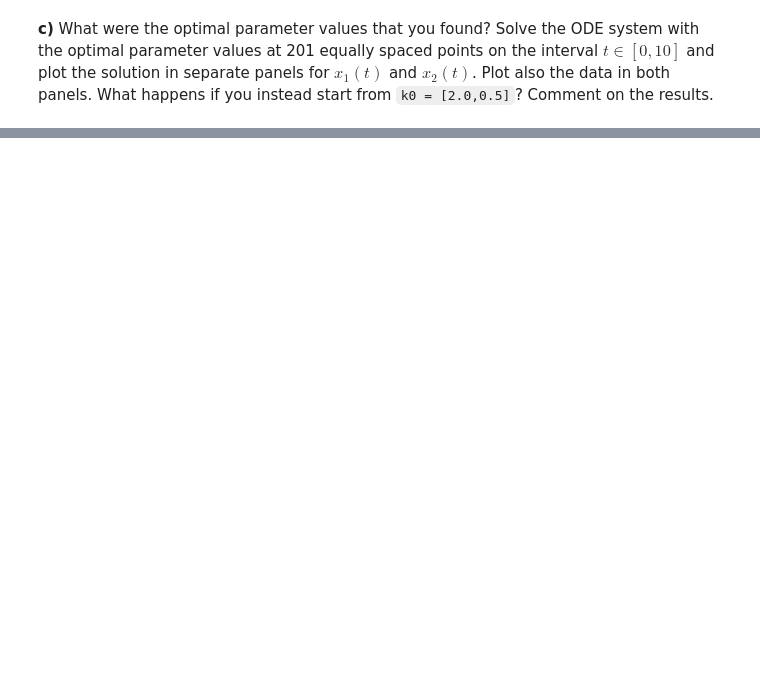
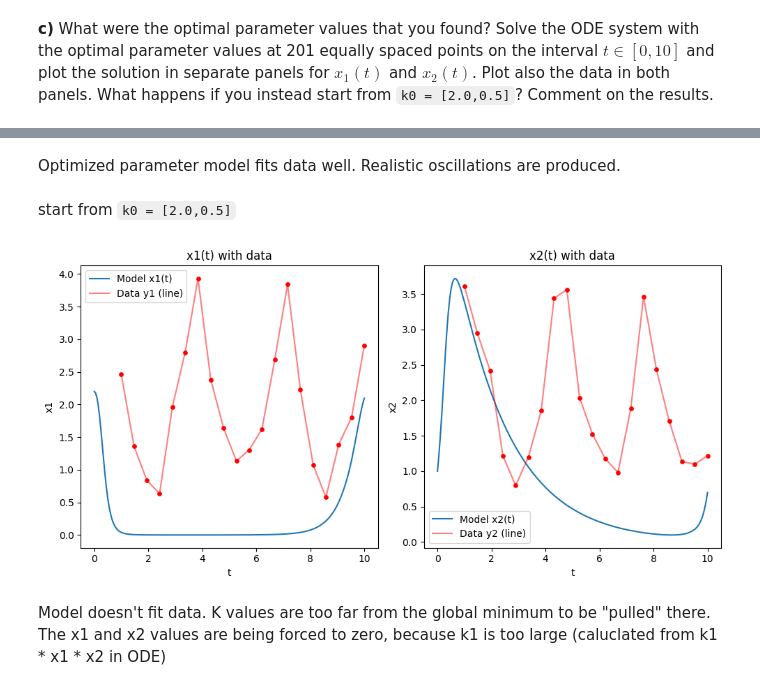
Before and after one commit to SaraVakk/Networks-exercises, a Jupyter notebook: Networks-exercises/Ex2.ipynb, the cells around one changed output, grey strips where cells are left out. Cells and saved outputs as stored; diff of their text form; code cells hidden in the pictures; blank space fills up the shorter version.

```diff
--- a/Networks-exercises/Ex2.ipynb
+++ b/Networks-exercises/Ex2.ipynb
@@ -308,0 +352,44 @@ def plot_path(K_path):
+# %% [markdown]
+Optimized parameter model fits data well. Realistic oscillations are produced.
+# %% [markdown]
+start from `k0 = [2.0,0.5]`
+# %%
+#initial values for the ODE system
+x0 = [2.2, 1.0]
+t_eval = np.linspace(0,10,201)
+k_opt = [2.0, 0.5]
+
+fun = lambda t,y: odefun(x=y, k=k_opt) # differential function with fixed k values
+out_opt = solve_ivp(fun, y0=x0, t_span=[0, max(t_eval)], t_eval=t_eval) # solve the initial value problem
+
+# Plot solution
+X_opt = out_opt.y.T
+
+plt.figure(figsize=(10,5))
+
+# ----- Panel 1 -----
+plt.subplot(1,2,1)
+plt.plot(t_eval, X_opt[:,0], label="Model x1(t)")
+plt.scatter(t_data, Y_data[:,0], color='red', s=15)
+plt.plot(t_data, Y_data[:,0], color='red', alpha=0.5, label="Data y1 (line)")
+plt.xlabel("t")
+plt.ylabel("x1")
+plt.title("x1(t) with data")
+plt.legend()
+
+# ----- Panel 2 -----
+plt.subplot(1,2,2)
+plt.plot(t_eval, X_opt[:,1], label="Model x2(t)")
+plt.scatter(t_data, Y_data[:,1], color='red', s=15)
+plt.plot(t_data, Y_data[:,1], color='red', alpha=0.5, label="Data y2 (line)")
+plt.xlabel("t")
+plt.ylabel("x2")
+plt.title("x2(t) with data")
+plt.legend()
+
+plt.tight_layout()
+plt.show()
+# %% [output]
+[figure, added]
+# %% [markdown]
+Model doesn't fit data. K values are too far from the global minimum to be "pulled" there. The x1 and x2 values are being forced to zero, because k1 is too large (caluclated from k1 * x1 * x2 in ODE)
```
Also changed, not shown: parts of 7 cells of this notebook.
